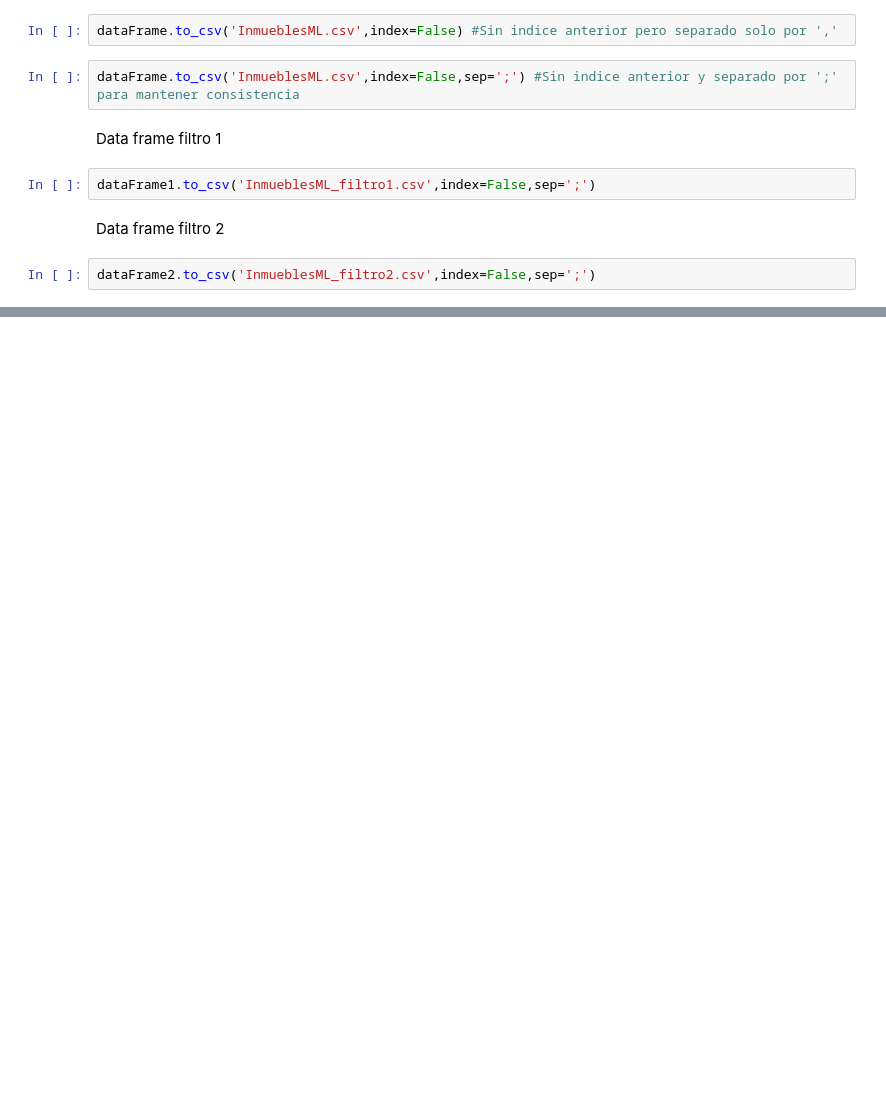
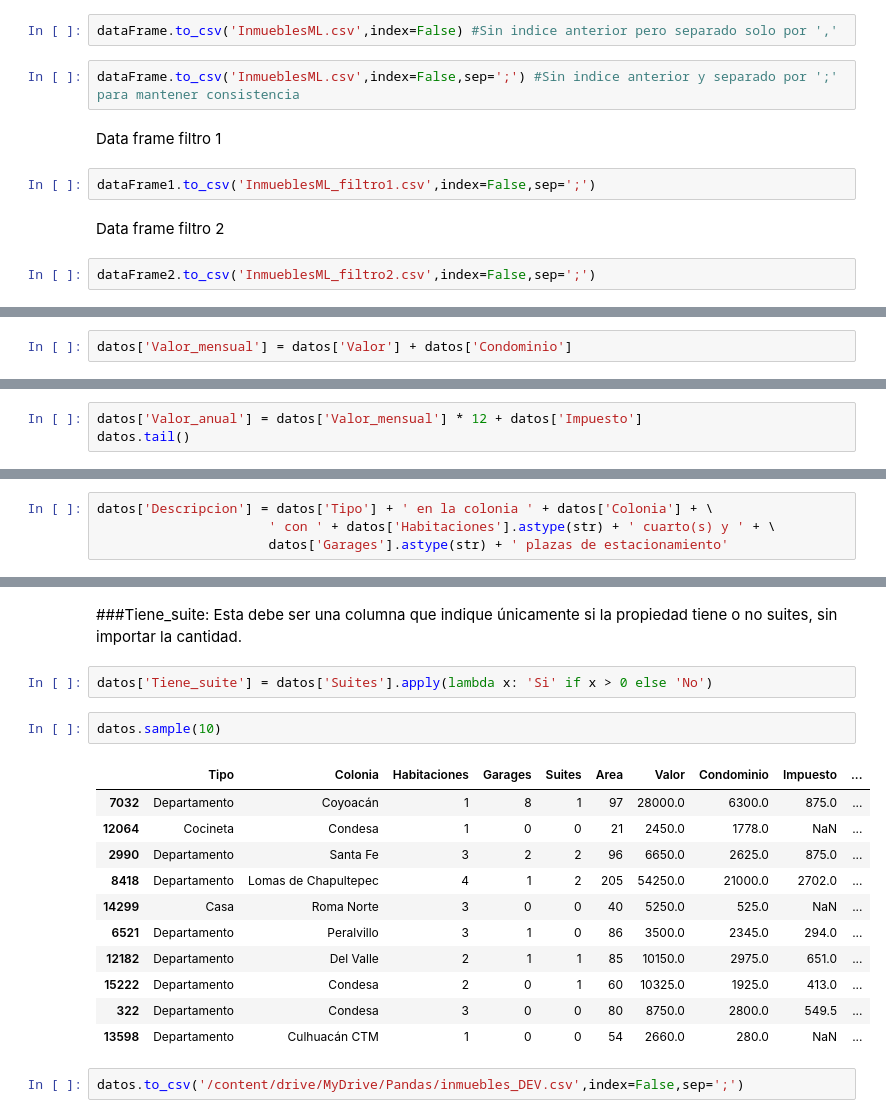
Before and after one commit to MauLazcano/Pandas, a Jupyter notebook: Pandas.ipynb, the cells around one changed output, grey strips where cells are left out. Drawn from its saved outputs; the diff is of its cells as text; blank space fills up the shorter version.

```diff
--- a/Pandas.ipynb
+++ b/Pandas.ipynb
@@ -674,0 +745,2 @@ dataFrame2.to_csv('InmueblesML_filtro2.csv',index=False,sep=';')
+# %%
+datos['Valor_mensual'] = datos['Valor'] + datos['Condominio']
@@ -674,0 +758,3 @@ dataFrame2.to_csv('InmueblesML_filtro2.csv',index=False,sep=';')
+# %%
+datos['Valor_anual'] = datos['Valor_mensual'] * 12 + datos['Impuesto']
+datos.tail()
@@ -674,0 +772,4 @@ dataFrame2.to_csv('InmueblesML_filtro2.csv',index=False,sep=';')
+# %%
+datos['Descripcion'] = datos['Tipo'] + ' en la colonia ' + datos['Colonia'] + \
+                      ' con ' + datos['Habitaciones'].astype(str) + ' cuarto(s) y ' + \
+                      datos['Garages'].astype(str) + ' plazas de estacionamiento'
@@ -674,0 +785,20 @@ dataFrame2.to_csv('InmueblesML_filtro2.csv',index=False,sep=';')
+# %% [markdown]
+###Tiene_suite: Esta debe ser una columna que indique únicamente si la propiedad tiene o no suites, sin importar la cantidad.
+# %%
+datos['Tiene_suite'] = datos['Suites'].apply(lambda x: 'Si' if x > 0 else 'No')
+# %%
+datos.sample(10)
+# %% [output]
+|  | Tipo | Colonia | Habitaciones | Garages | Suites | Area | Valor | Condominio | Impuesto | ... |
+| 7032 | Departamento | Coyoacán | 1 | 8 | 1 | 97 | 28000.0 | 6300.0 | 875.0 | ... |
+| 12064 | Cocineta | Condesa | 1 | 0 | 0 | 21 | 2450.0 | 1778.0 | NaN | ... |
+| 2990 | Departamento | Santa Fe | 3 | 2 | 2 | 96 | 6650.0 | 2625.0 | 875.0 | ... |
+| 8418 | Departamento | Lomas de Chapultepec | 4 | 1 | 2 | 205 | 54250.0 | 21000.0 | 2702.0 | ... |
+| 14299 | Casa | Roma Norte | 3 | 0 | 0 | 40 | 5250.0 | 525.0 | NaN | ... |
+| 6521 | Departamento | Peralvillo | 3 | 1 | 0 | 86 | 3500.0 | 2345.0 | 294.0 | ... |
+| 12182 | Departamento | Del Valle | 2 | 1 | 1 | 85 | 10150.0 | 2975.0 | 651.0 | ... |
+| 15222 | Departamento | Condesa | 2 | 0 | 1 | 60 | 10325.0 | 1925.0 | 413.0 | ... |
+| 322 | Departamento | Condesa | 3 | 0 | 0 | 80 | 8750.0 | 2800.0 | 549.5 | ... |
+| 13598 | Departamento | Culhuacán CTM | 1 | 0 | 0 | 54 | 2660.0 | 280.0 | NaN | ... |
+# %%
+datos.to_csv('/content/drive/MyDrive/Pandas/inmuebles_DEV.csv',index=False,sep=';')
```
Also changed, not shown: parts of 23 cells of this notebook.
